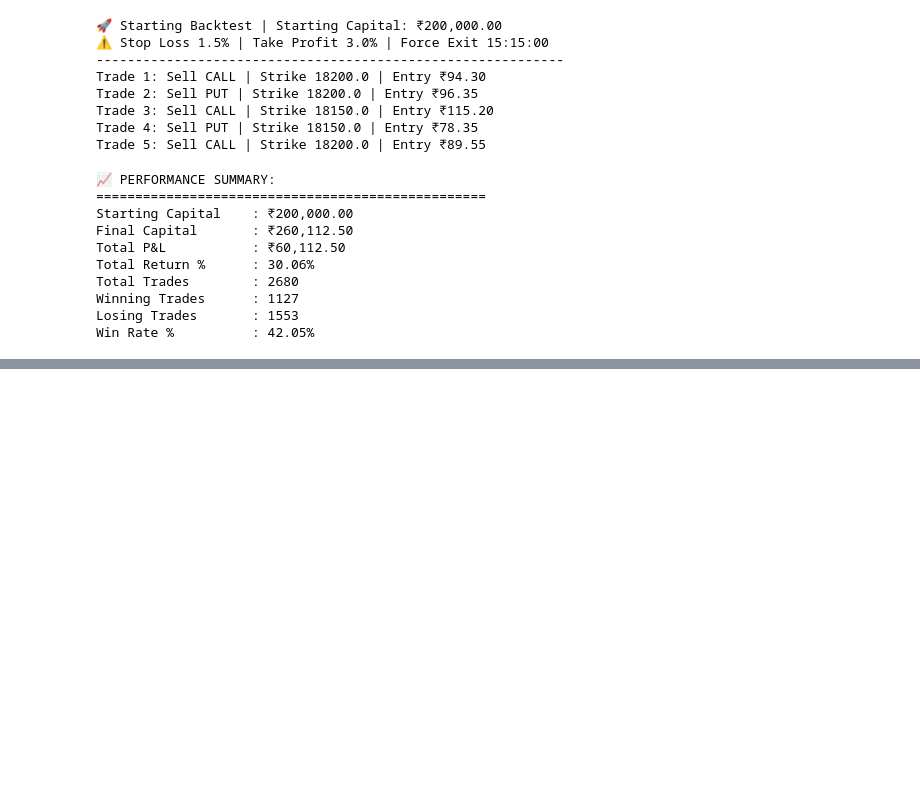
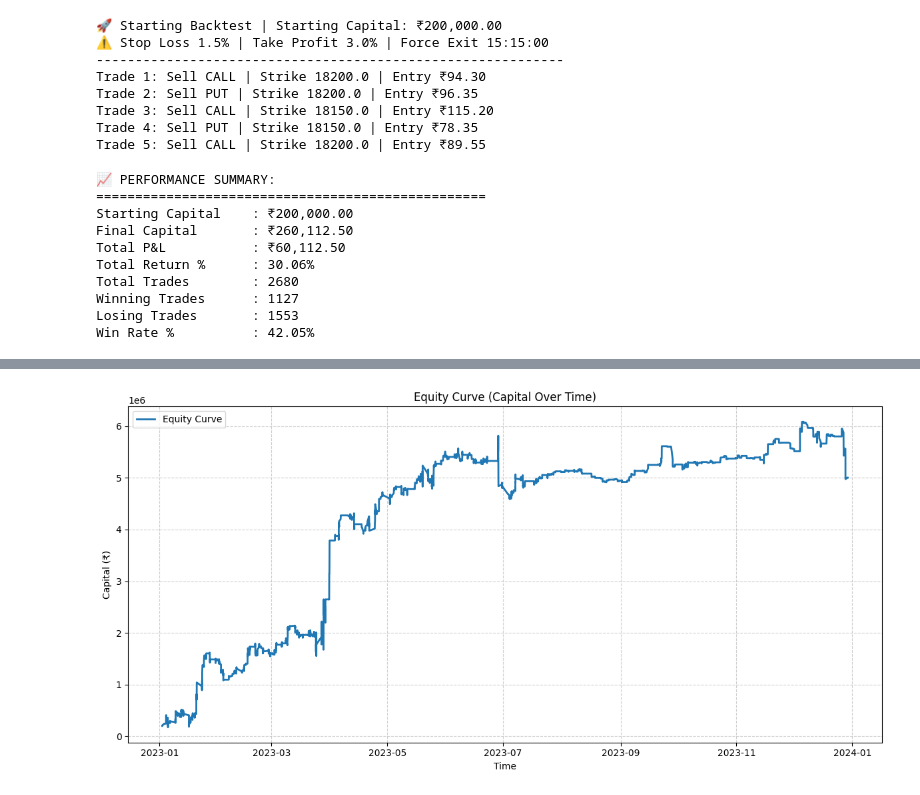
Before and after one commit to SuyashJindal/Options_Strategy_Quantitative_Task, a Jupyter notebook: Backtest.ipynb, the cells around one changed output, grey strips where cells are left out. Saved outputs shown, nothing was run; the diff lists cells and outputs as text; code cells hidden in the pictures; blank space fills up the shorter version.

```diff
--- a/Backtest.ipynb
+++ b/Backtest.ipynb
@@ -794,3 +794,25 @@ Initial Capital: ₹200,000.00
         Average Loss: ₹-11110.30
 # %%
 trades_df.to_csv("final_backtest_trades.csv", index=False)
+# %%
+import matplotlib.pyplot as plt
+
+if not trades_df.empty:
+    # Ensure datetime type
+    trades_df['exit_datetime'] = pd.to_datetime(trades_df['exit_datetime'])
+
+    # Create equity curve
+    trades_df = trades_df.sort_values('exit_datetime')
+    trades_df['equity'] = backtest.starting_capital + trades_df['pnl'].cumsum()
+
+    plt.figure(figsize=(12,6))
+    plt.plot(trades_df['exit_datetime'], trades_df['equity'], label='Equity Curve', linewidth=2)
+    plt.xlabel("Time")
+    plt.ylabel("Capital (₹)")
+    plt.title("Equity Curve (Capital Over Time)")
+    plt.grid(True, linestyle="--", alpha=0.6)
+    plt.legend()
+    plt.tight_layout()
+    plt.show()
+# %% [output]
+[figure, added]
```
Also changed, not shown: parts of 2 cells of this notebook.
